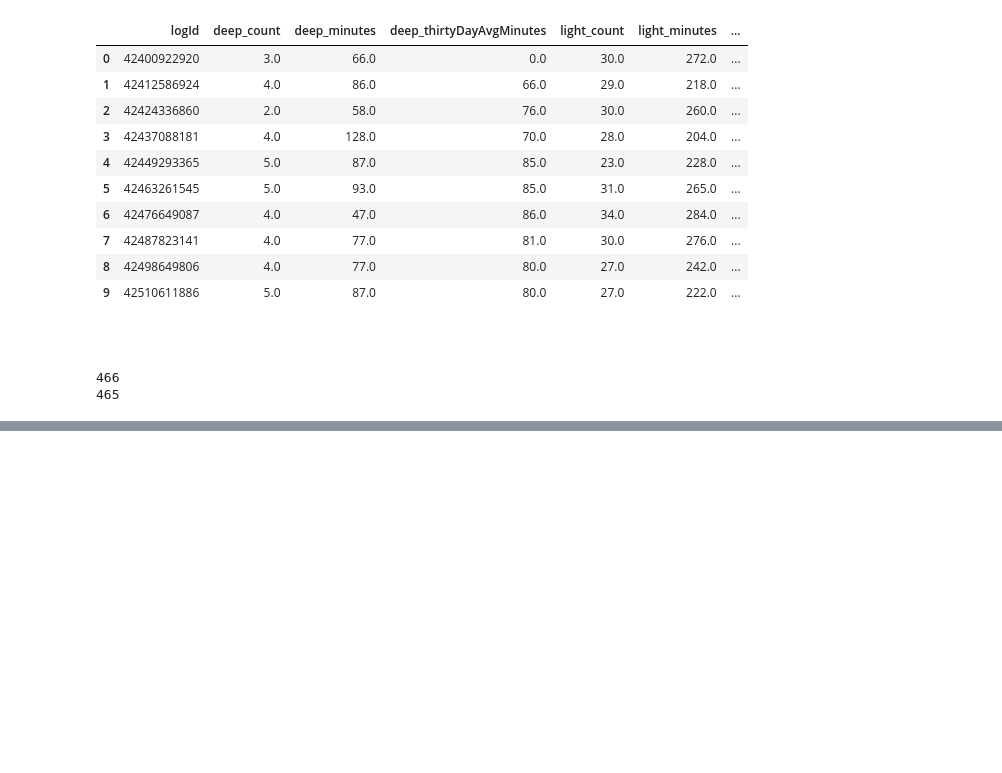
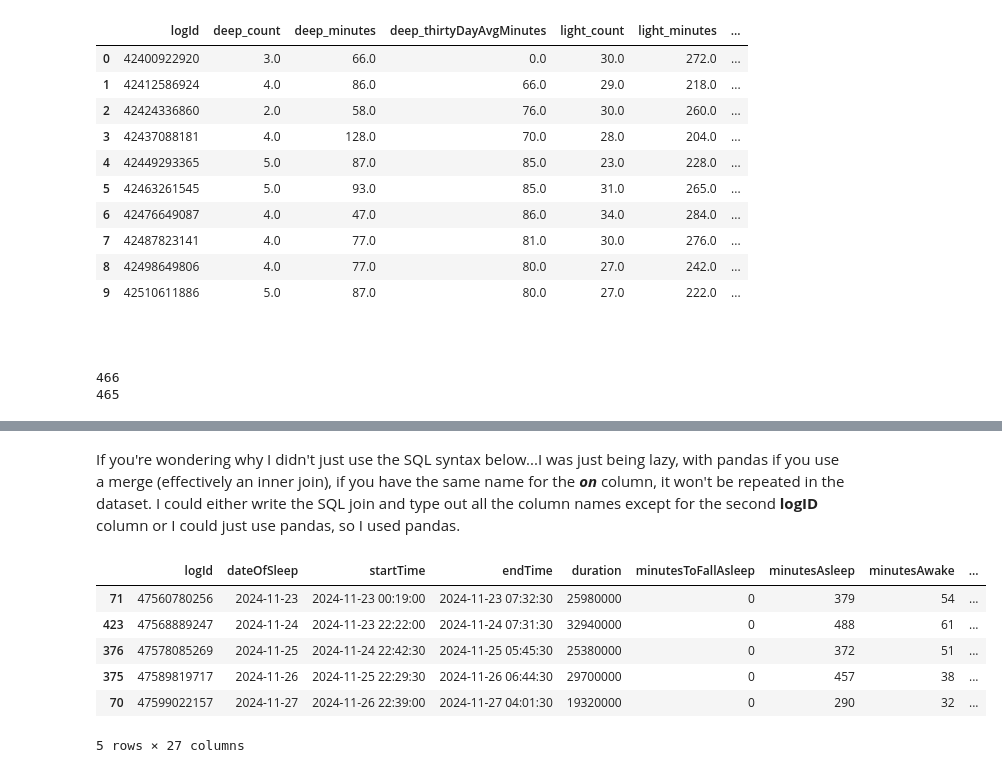
Before and after one commit to Macmachine87/duckdb-fitbit-exploration, a Jupyter notebook: duck_db_exploration.ipynb, the cells around one changed output, grey strips where cells are left out. Cells and saved outputs as stored; diff of their text form; code cells hidden in the pictures; blank space fills up the shorter version.

```diff
--- a/duck_db_exploration.ipynb
+++ b/duck_db_exploration.ipynb
@@ -433,0 +435,13 @@ display(complete_sleep_data.tail(5))
+# %% [markdown]
+If you're wondering why I didn't just use the SQL syntax below...I was just being lazy, with pandas if you use a merge (effectively an inner join), if you have the same name for the ***on*** column, it won't be repeated in the dataset. I could either write the SQL join and type out all the column names except for the second **logID** column or I could just use pandas, so I used pandas.
+# %%
+complete_sleep_data = sleep_meta_df.merge(adj_sleep_summary_df, on='logId').sort_values('dateOfSleep')
+display(complete_sleep_data.tail(5))
+# %% [output]
+|  | logId | dateOfSleep | startTime | endTime | duration | minutesToFallAsleep | minutesAsleep | minutesAwake | ... |
+| 71 | 47560780256 | 2024-11-23 | 2024-11-23 00:19:00 | 2024-11-23 07:32:30 | 25980000 | 0 | 379 | 54 | ... |
+| 423 | 47568889247 | 2024-11-24 | 2024-11-23 22:22:00 | 2024-11-24 07:31:30 | 32940000 | 0 | 488 | 61 | ... |
+| 376 | 47578085269 | 2024-11-25 | 2024-11-24 22:42:30 | 2024-11-25 05:45:30 | 25380000 | 0 | 372 | 51 | ... |
+| 375 | 47589819717 | 2024-11-26 | 2024-11-25 22:29:30 | 2024-11-26 06:44:30 | 29700000 | 0 | 457 | 38 | ... |
+| 70 | 47599022157 | 2024-11-27 | 2024-11-26 22:39:00 | 2024-11-27 04:01:30 | 19320000 | 0 | 290 | 32 | ... |
+5 rows × 27 columns
```
Also changed, not shown: parts of 17 cells of this notebook, 3 other files.
